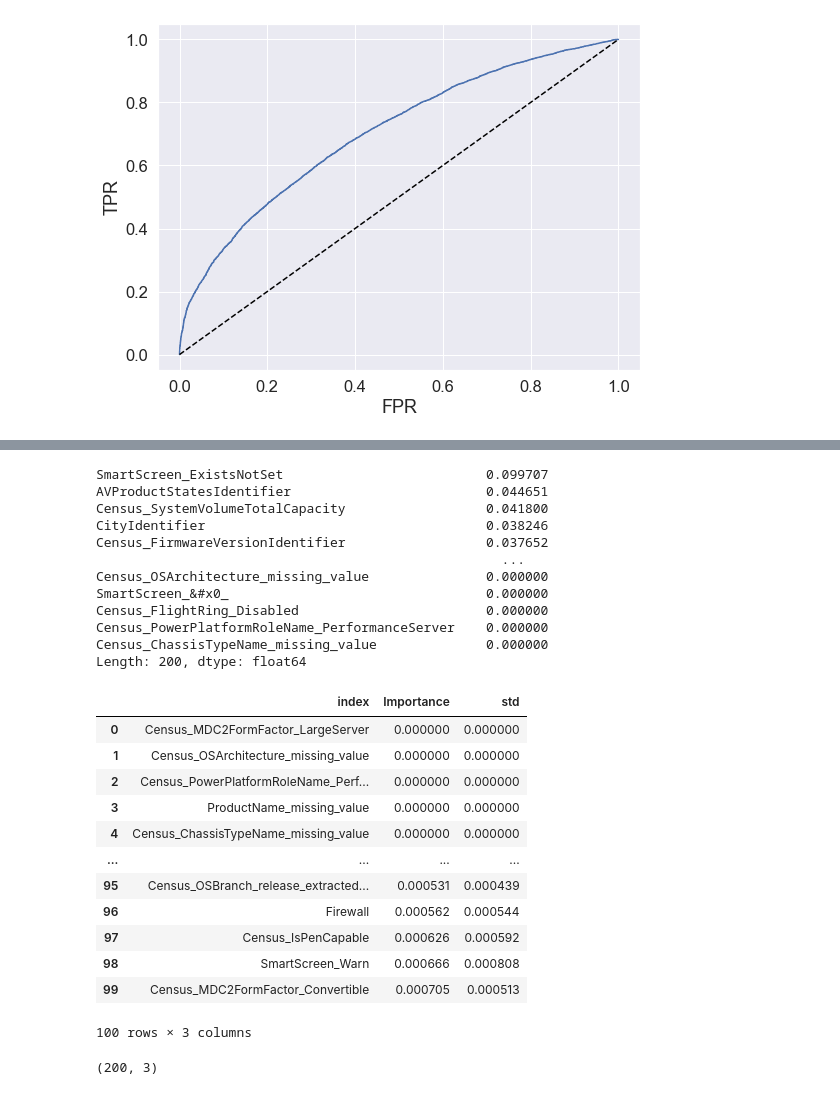
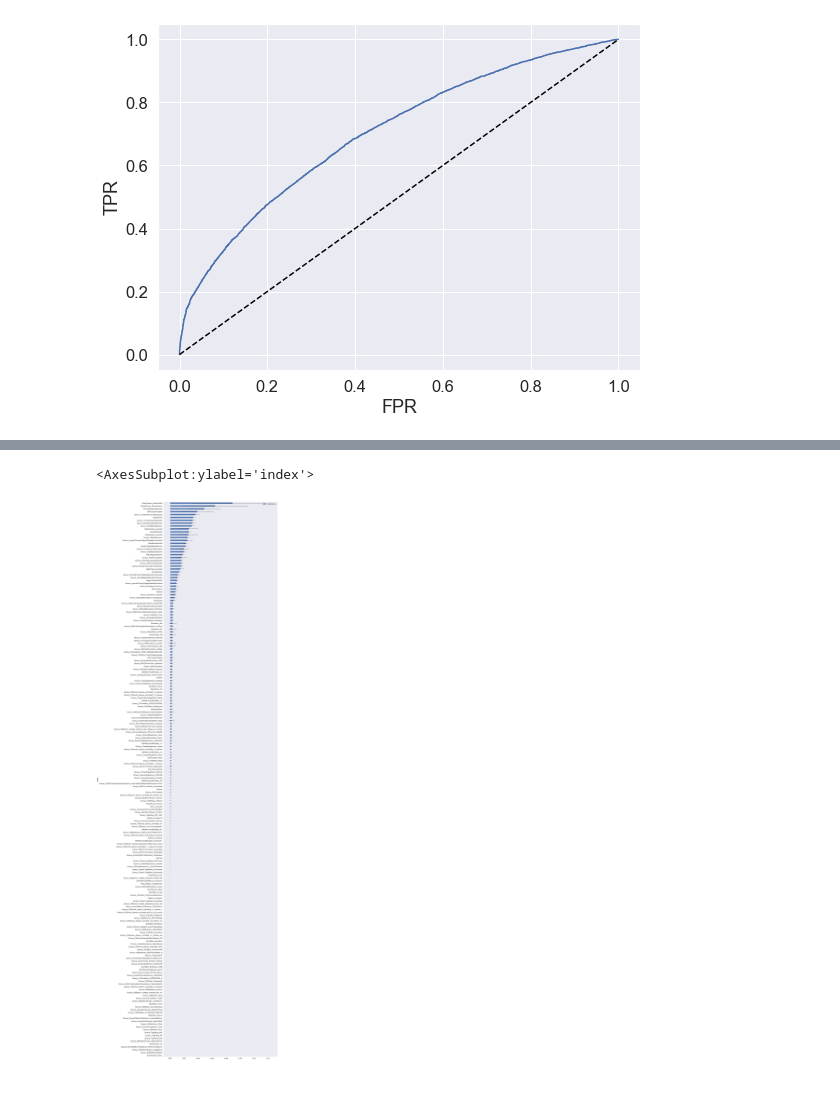
Before and after one commit to marco-riva/Capstone_2, a Jupyter notebook: notebooks/Random_Forest.ipynb, the cells around one changed output, grey strips where cells are left out. Drawn from its saved outputs; the diff is of its cells as text; code cells hidden in the pictures.

```diff
--- a/notebooks/Random_Forest.ipynb
+++ b/notebooks/Random_Forest.ipynb
@@ -372,79 +269,46 @@ plt.tight_layout()
 # %%
 # Preprocessing for numerical data
-numerical_transformer = SimpleImputer(strategy='mean')
+numerical_transformer_rev = SimpleImputer(strategy=search.best_params_['preprocessor__num__strategy'])
 
 # Preprocessing for binary data
-binary_transformer = SimpleImputer(strategy='constant')
+binary_transformer_rev = SimpleImputer(strategy=search.best_params_['preprocessor__bin__strategy'])
 
 # Preprocessing for categorical data encoded as numerical ID's
-categorical_num_transformer = SimpleImputer(strategy='constant')
+categorical_num_transformer_rev = SimpleImputer(strategy=search.best_params_['preprocessor__cat_num__strategy'])
 
 # Preprocessing for categorical data
-categorical_transformer = Pipeline(steps=[
-    ('imputer', SimpleImputer(strategy='constant')),
+categorical_transformer_rev = Pipeline(steps=[
+    ('imputer', SimpleImputer(strategy=search.best_params_['preprocessor__cat__imputer__strategy'])),
     ('onehot', OneHotEncoder(handle_unknown='ignore'))
 ])
 
 
 # Bundle preprocessing for numerical and categorical data
-preprocessor = ColumnTransformer(
+preprocessor_rev = ColumnTransformer(
     transformers=[
-        ('num', numerical_transformer, numerical_columns),
-        ('bin', binary_transformer, binary_columns),
-        ('cat_num', categorical_num_transformer, cat_num_columns),
-        ('cat', categorical_transformer, categorical_columns)
+        ('num', numerical_transformer_rev, numerical_columns),
+        ('bin', binary_transformer_rev, binary_columns),
+        ('cat_num', categorical_num_transformer_rev, cat_num_columns),
+        ('cat', categorical_transformer_rev, categorical_columns)
     ])
 
 # Bundle preprocessing and modeling code in a pipeline
-my_pipeline = Pipeline(steps=[('preprocessor', preprocessor),
-                              ('VarThresh', VarThresh),
-                              #('selector', selector),
-                              ('classifier', rf_clf)
+pipeline_rev = Pipeline(steps=[('preprocessor', preprocessor_rev),
+                              ('VarThresh', VarThresh)
                              ])
 # %%
-X_values = preprocessor.fit_transform(X_train)
-onehot_cat_columns = my_pipeline.named_steps['preprocessor'].named_transformers_['cat'].named_steps['onehot'].get_feature_names(input_features=categorical_columns)
-#onehot_cat_num_columns = my_pipeline.named_steps['preprocessor'].named_transformers_['cat_num'].named_steps['onehot'].get_feature_names(input_features=cat_num_columns)
-onehot = onehot_cat_columns.tolist() #+ onehot_cat_num_columns.tolist()
+X_values = preprocessor_rev.fit_transform(X_train)
+onehot_cat_columns = pipeline_rev.named_steps['preprocessor'].named_transformers_['cat'].named_steps['onehot'].get_feature_names(input_features=categorical_columns)
+onehot = onehot_cat_columns.tolist()
 columns_tot = numerical_columns + binary_columns + cat_num_columns + onehot
 
 feature_importance = pd.Series(data=opt_rf_clf.named_steps['classifier'].feature_importances_, index = np.array(columns_tot))
-# %%
-feature_importance.sort_values(ascending=False)
-# %% [output]
-SmartScreen_ExistsNotSet                          0.099707
-AVProductStatesIdentifier                         0.044651
-Census_SystemVolumeTotalCapacity                  0.041800
-CityIdentifier                                    0.038246
-Census_FirmwareVersionIdentifier                  0.037652
-                                                    ...
-Census_OSArchitecture_missing_value               0.000000
-SmartScreen_&#x0_                                 0.000000
-Census_FlightRing_Disabled                        0.000000
-Census_PowerPlatformRoleName_PerformanceServer    0.000000
-Census_ChassisTypeName_missing_value              0.000000
-Length: 200, dtype: float64
 # %%
 std = np.std([tree.feature_importances_ for tree in opt_rf_clf.named_steps['classifier'].estimators_], axis=0)
 # %%
 imp_df = pd.DataFrame(list(zip(feature_importance, std)), columns=['Importance', 'std'], index=feature_importance.index)
 imp_df_sorted = imp_df.sort_values(by='Importance', ascending=True).reset_index()
-imp_df_sorted.head(100)
+imp_df_sorted.plot(kind='barh', y='Importance', x='index' , xerr='std', figsize=(20,100))
 # %% [output]
-|  | index | Importance | std |
-| 0 | Census_MDC2FormFactor_LargeServer | 0.000000 | 0.000000 |
-| 1 | Census_OSArchitecture_missing_value | 0.000000 | 0.000000 |
-| 2 | Census_PowerPlatformRoleName_Perf... | 0.000000 | 0.000000 |
-| 3 | ProductName_missing_value | 0.000000 | 0.000000 |
-| 4 | Census_ChassisTypeName_missing_value | 0.000000 | 0.000000 |
-| ... | ... | ... | ... |
-| 95 | Census_OSBranch_release_extracted... | 0.000531 | 0.000439 |
-| 96 | Firewall | 0.000562 | 0.000544 |
-| 97 | Census_IsPenCapable | 0.000626 | 0.000592 |
-| 98 | SmartScreen_Warn | 0.000666 | 0.000808 |
-| 99 | Census_MDC2FormFactor_Convertible | 0.000705 | 0.000513 |
-100 rows × 3 columns
+<AxesSubplot:ylabel='index'>
+[figure, added]
-# %%
-imp_df_sorted.shape
-# %% [output]
-(200, 3)
```
Also changed, not shown: parts of 37 cells of this notebook.
